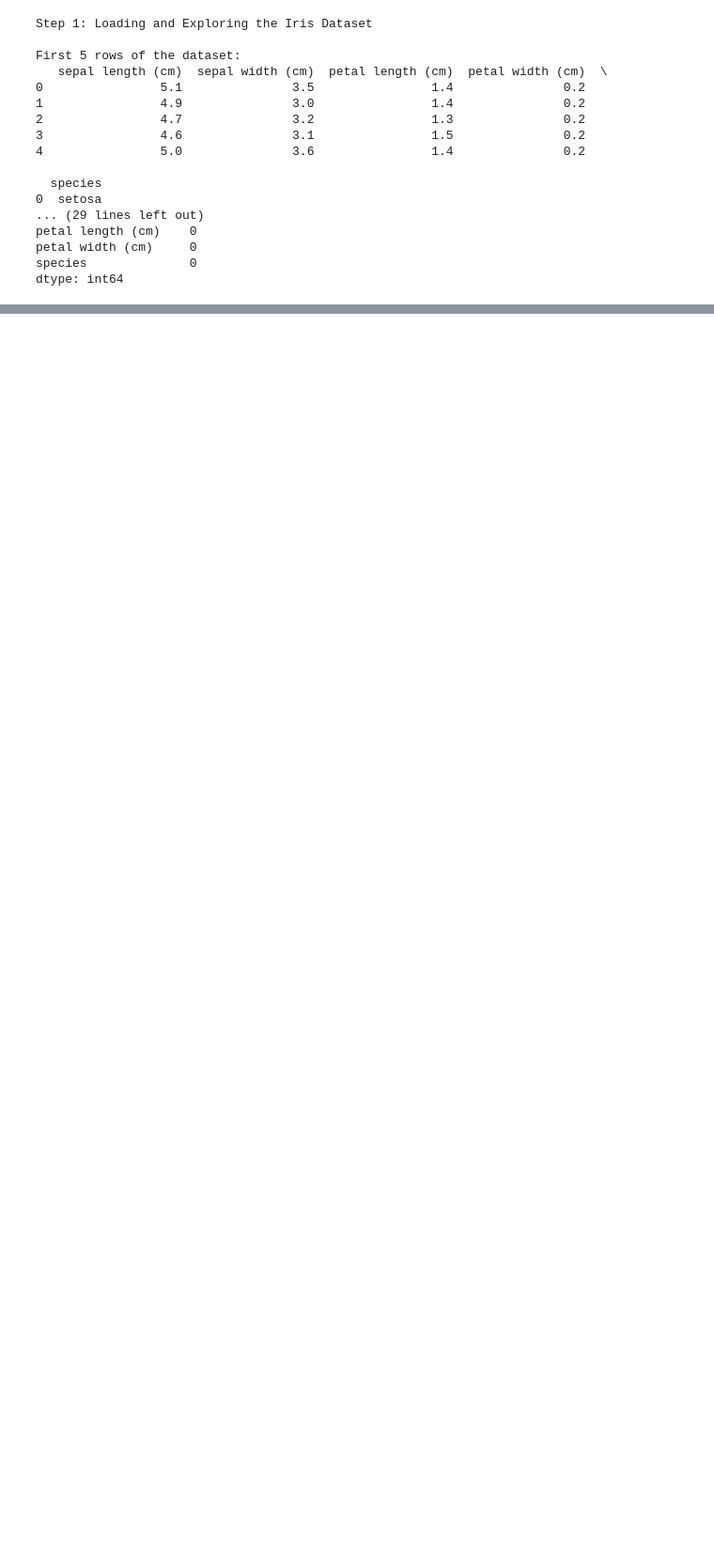
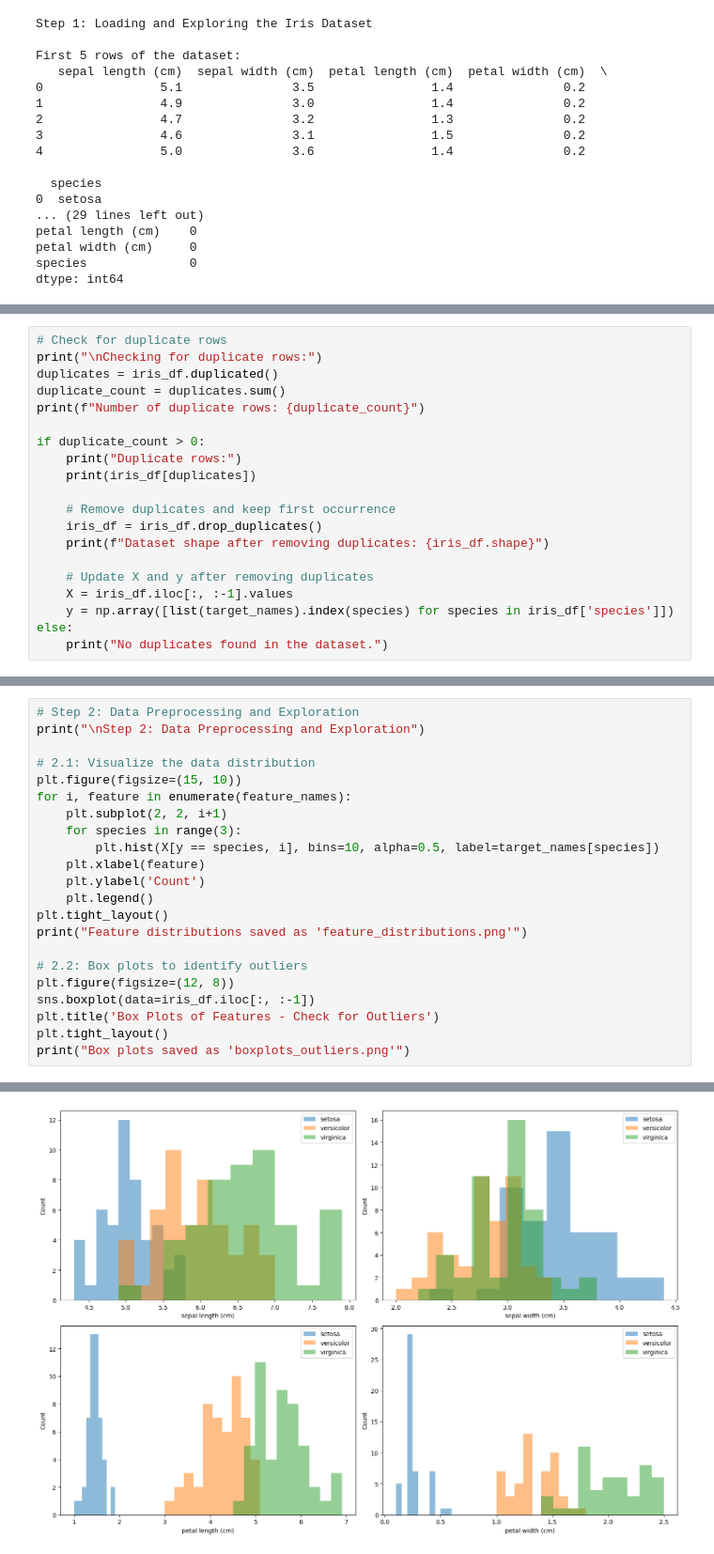
Before and after one commit to kalhara-peiris/iris_dataset, a Jupyter notebook: iris.ipynb, the cells around one changed output, grey strips where cells are left out. Shown at 94% size. Drawn from its saved outputs; the diff is of its cells as text; blank space fills up the shorter version.

Commit message:
Data preprocessing

```diff
--- a/iris.ipynb
+++ b/iris.ipynb
@@ -62,0 +65,20 @@ dtype: int64
+# %%
+# Check for duplicate rows
+print("\nChecking for duplicate rows:")
+duplicates = iris_df.duplicated()
+duplicate_count = duplicates.sum()
+print(f"Number of duplicate rows: {duplicate_count}")
+
+if duplicate_count > 0:
+    print("Duplicate rows:")
+    print(iris_df[duplicates])
+
+    # Remove duplicates and keep first occurrence
+    iris_df = iris_df.drop_duplicates()
+    print(f"Dataset shape after removing duplicates: {iris_df.shape}")
+
+    # Update X and y after removing duplicates
+    X = iris_df.iloc[:, :-1].values
+    y = np.array([list(target_names).index(species) for species in iris_df['species']])
+else:
+    print("No duplicates found in the dataset.")
@@ -62,0 +97,23 @@ dtype: int64
+# %%
+# Step 2: Data Preprocessing and Exploration
+print("\nStep 2: Data Preprocessing and Exploration")
+
+# 2.1: Visualize the data distribution
+plt.figure(figsize=(15, 10))
+for i, feature in enumerate(feature_names):
+    plt.subplot(2, 2, i+1)
+    for species in range(3):
+        plt.hist(X[y == species, i], bins=10, alpha=0.5, label=target_names[species])
+    plt.xlabel(feature)
+    plt.ylabel('Count')
+    plt.legend()
+plt.tight_layout()
+print("Feature distributions saved as 'feature_distributions.png'")
+
+# 2.2: Box plots to identify outliers
+plt.figure(figsize=(12, 8))
+sns.boxplot(data=iris_df.iloc[:, :-1])
+plt.title('Box Plots of Features - Check for Outliers')
+plt.tight_layout()
+print("Box plots saved as 'boxplots_outliers.png'")
+# %% [output]
@@ -62,0 +123 @@ dtype: int64
+[figure, added]
```
Also changed, not shown: parts of 6 cells of this notebook, 1 other file.
